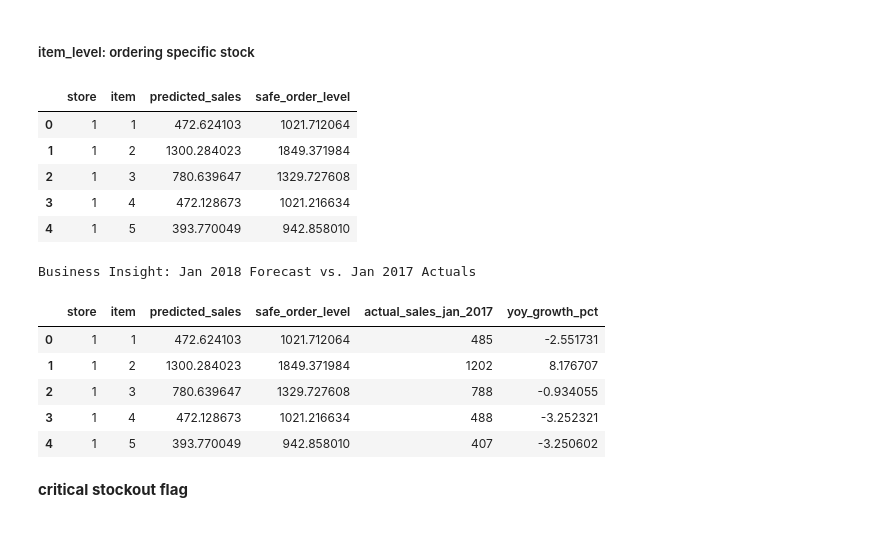
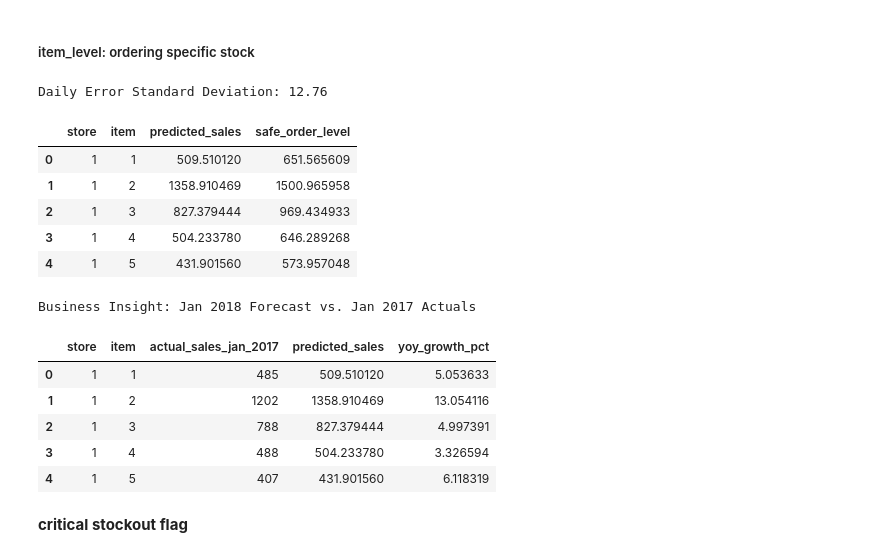
Before and after one commit to ethanhopkins101/DataScience-Projects, a Jupyter notebook: freelancing/sale_forecast/salae_forecast.ipynb, the cells around one changed output. Drawn from its saved outputs; the diff is of its cells as text; code cells hidden in the pictures.

```diff
--- a/freelancing/sale_forecast/salae_forecast.ipynb
+++ b/freelancing/sale_forecast/salae_forecast.ipynb
@@ -539,82 +566,77 @@ plt.show()
 # %% [markdown]
 ##### item_level: ordering specific stock
 # %%
-# 1. Define Horizon & Create Grid
+residuals = test_df['sales'] - final_preds
+error_std = np.std(residuals)
+
+print(f"Daily Error Standard Deviation: {error_std:.2f}")
 jan_2018_dates = pd.date_range(start='2018-01-01', end='2018-01-31')
-stores = df['store'].unique()
-items = df['item'].unique()
+stores, items = df['store'].unique(), df['item'].unique()
 
 jan_grid = pd.MultiIndex.from_product(
     [jan_2018_dates, stores, items],
     names=['date', 'store', 'item']
 ).to_frame(index=False)
 
-# 2. Prepare Recursive Buffer
-# We need enough of 2017 history to satisfy the 365-day rolling features
-history_buffer = test_df.copy()
-jan_forecast_df = pd.concat([history_buffer, jan_grid], axis=0).sort_values(['store', 'item', 'date'])
+# 2. Prepare Buffer (Ensures data is sorted for lag calculation)
+jan_forecast_df = pd.concat([test_df.copy(), jan_grid]).sort_values(['store', 'item', 'date'])
 jan_forecast_df.loc[jan_forecast_df['date'] >= '2018-01-01', 'sales'] = np.nan
 
-# 3. Sequential Prediction Loop (The Recursive Part)
-# This ensures Jan 2nd knows what Jan 1st predicted
+# 3. Optimized Recursive Loop (Fixed Indexing & Speed)
 for current_day in jan_2018_dates:
-    mask = jan_forecast_df['date'] == current_day
+    mask = (jan_forecast_df['date'] == current_day)
 
-    # Predict for the current day based on updated lags
-    # Using the best_model from your previous search
-    day_preds = best_model.predict(jan_forecast_df)
+    # Feature engineering for the whole buffer
+    X_engineered = best_model.named_steps['engineer'].transform(jan_forecast_df)
+    # Predict ONLY for the current day using .loc for index safety
+    day_preds = best_model.named_steps['regressor'].predict(X_engineered.loc[mask])
 
-    # Fill the 'sales' column so the next day's lag_1 is populated
-    jan_forecast_df.loc[mask, 'sales'] = day_preds[mask]
+    jan_forecast_df.loc[mask, 'sales'] = day_preds
 
-# 4. Extract January Results
+# 4. Corrected Safety Buffer (Square Root of Time Rule)
 jan_results = jan_forecast_df[jan_forecast_df['date'] >= '2018-01-01'].copy()
+jan_results['predicted_sales'] = jan_results['sales']
 
-# 5. Apply Safety Buffer (95% Confidence Interval)
-# We use the residuals from the 2017 test phase to calculate uncertainty
-residuals = test_df['sales'] - final_preds
-error_std = np.std(residuals)
+# Group to Month Level
+jan_summary = jan_results.groupby(['store', 'item'])['predicted_sales'].sum().reset_index()
 
-jan_results['predicted_sales'] = jan_results['sales']
-jan_results['safe_order_level'] = jan_results['predicted_sales'] + (2 * error_std)
-
-# 6. Final Summary for Inventory Manager
-jan_summary = jan_results.groupby(['store', 'item'])[['predicted_sales', 'safe_order_level']].sum().reset_index()
+# Monthly Uncertainty = Daily Error * sqrt(31 days)
+monthly_error_std = error_std * np.sqrt(31)
+jan_summary['safe_order_level'] = jan_summary['predicted_sales'] + (2 * monthly_error_std)
 
 display(jan_summary.head())
 # %% [output]
+Daily Error Standard Deviation: 12.76
 |  | store | item | predicted_sales | safe_order_level |
-| 0 | 1 | 1 | 472.624103 | 1021.712064 |
-| 1 | 1 | 2 | 1300.284023 | 1849.371984 |
-| 2 | 1 | 3 | 780.639647 | 1329.727608 |
-| 3 | 1 | 4 | 472.128673 | 1021.216634 |
-| 4 | 1 | 5 | 393.770049 | 942.858010 |
+| 0 | 1 | 1 | 509.510120 | 651.565609 |
+| 1 | 1 | 2 | 1358.910469 | 1500.965958 |
+| 2 | 1 | 3 | 827.379444 | 969.434933 |
+| 3 | 1 | 4 | 504.233780 | 646.289268 |
+| 4 | 1 | 5 | 431.901560 | 573.957048 |
 # %%
-# 1. Extract January 2017 Actuals for a "Like-for-Like" Comparison
-# Filter for Jan 2017 only
+# 1. Extract January 2017 Actuals
 jan_2017_actuals = df[(df['date'].dt.year == 2017) & (df['date'].dt.month == 1)].copy()
 jan_2017_grouped = jan_2017_actuals.groupby(['store', 'item'])['sales'].sum().reset_index()
 jan_2017_grouped.columns = ['store', 'item', 'actual_sales_jan_2017']
 
-# 2. Merge with your Jan 2018 Recursive Forecast
-# jan_summary contains the sum of recursive predictions for Jan 2018
+# 2. Merge with your Jan 2018 Forecast
+# jan_summary now contains the corrected 3-digit safe order levels
 comparison = pd.merge(jan_summary, jan_2017_grouped, on=['store', 'item'])
 
 # 3. Calculate Year-over-Year (YoY) Growth
-# This shows how much we expect sales to change compared to the same month last year
 comparison['yoy_growth_pct'] = ((comparison['predicted_sales'] - comparison['actual_sales_jan_2017']) /
                                 comparison['actual_sales_jan_2017']) * 100
 
 print("Business Insight: Jan 2018 Forecast vs. Jan 2017 Actuals")
-display(comparison.head())
+display(comparison[['store', 'item', 'actual_sales_jan_2017', 'predicted_sales', 'yoy_growth_pct']].head())
 # %% [output]
 Business Insight: Jan 2018 Forecast vs. Jan 2017 Actuals
-|  | store | item | predicted_sales | safe_order_level | actual_sales_jan_2017 | yoy_growth_pct |
-| 0 | 1 | 1 | 472.624103 | 1021.712064 | 485 | -2.551731 |
-| 1 | 1 | 2 | 1300.284023 | 1849.371984 | 1202 | 8.176707 |
-| 2 | 1 | 3 | 780.639647 | 1329.727608 | 788 | -0.934055 |
-| 3 | 1 | 4 | 472.128673 | 1021.216634 | 488 | -3.252321 |
-| 4 | 1 | 5 | 393.770049 | 942.858010 | 407 | -3.250602 |
+|  | store | item | actual_sales_jan_2017 | predicted_sales | yoy_growth_pct |
+| 0 | 1 | 1 | 485 | 509.510120 | 5.053633 |
+| 1 | 1 | 2 | 1202 | 1358.910469 | 13.054116 |
+| 2 | 1 | 3 | 788 | 827.379444 | 4.997391 |
+| 3 | 1 | 4 | 488 | 504.233780 | 3.326594 |
+| 4 | 1 | 5 | 407 | 431.901560 | 6.118319 |
 # %% [markdown]
 **critical stockout flag**
 # %%
```
Also changed, not shown: parts of 10 cells of this notebook.
